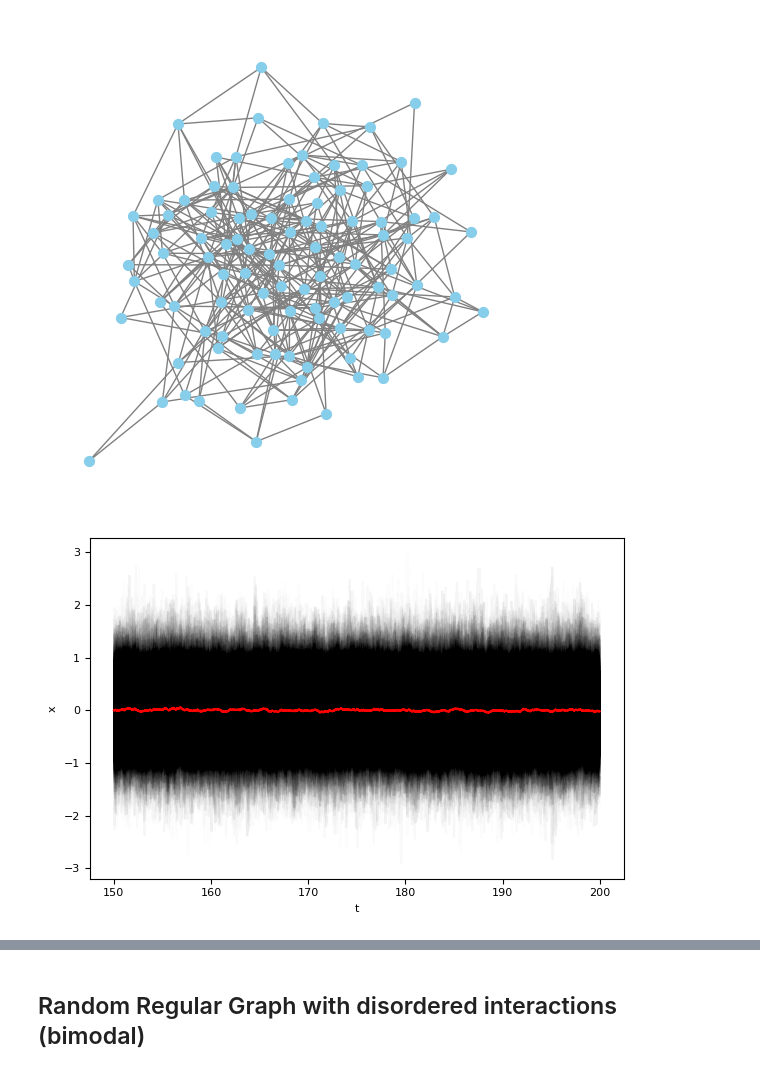
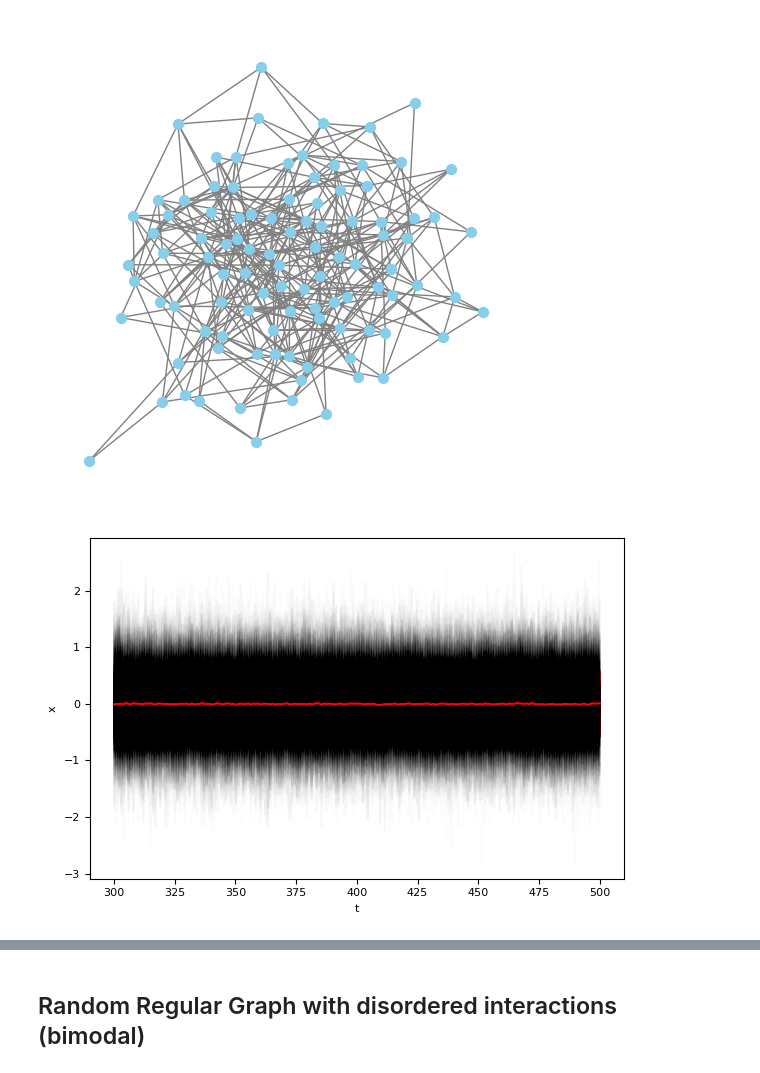
Before and after one commit to Mattiatarabolo/GaussianExpansionCavityMethod.jl, a Jupyter notebook: examples/linear_OrnteinUhlenbeck/test_equilibrium.ipynb, the cells around one changed output, grey strips where cells are left out. Saved outputs shown, nothing was run; the diff lists cells and outputs as text; code cells hidden in the pictures.

```diff
--- a/examples/linear_OrnteinUhlenbeck/test_equilibrium.ipynb
+++ b/examples/linear_OrnteinUhlenbeck/test_equilibrium.ipynb
@@ -247,7 +228,7 @@ tvec_G = collect(range(0, T_G*dt_G, length=T_G + 1))
 
 Ceq_analytic = zeros(T_G + 1)
 for (idx, t) in enumerate(tvec_G)
-    Ceq_analytic[idx], _ = analytic_Ceq_RRG(t, K, J, lam, D)
+    Ceq_analytic[idx] = analytic_Ceq_RRG(t, K, J, lam, D)
 end
 
 autocorr_traj, err_autocorr_traj, l_idx = compute_autocorr_TTI(traj_alls, teq_idx; lag_indices=lagidxs_mc)
@@ -271,5 +252,4 @@ ax.set_xlim(1e-2, 5e1)
 ax.grid(alpha=.5)
 
 plt.display(fig)
-fig.savefig("Ceq_RRG_Ferro_N-$(N)_K-$(K)_lam-$(lam)_D-$(D)_J-$(Int(J*K)).png", dpi=300, bbox_inches="tight")
 # %% [output]
@@ -469,35 +436,36 @@ x0_params = [x0_min, x0_max]
 
 ensemble_model = OUModelEnsemble(N, K, gen_J, J_params, lambdas, D, gen_x0, x0_params)
 
-dt_mc = 1e-3
-tmax = 200.0
-tsave_mc = collect(range(150, tmax; step=1e-2))
+teq1, teq2 = tmax - 30, 300.0
+dt_mc = 1e-2
+tmax = 500.0
+tsave_mc = collect(range(teq2, tmax; step=1e-2))
 T_mc = length(tsave_mc)
 
-nsim = 20
+nsim = 100
 
 # Sample ensemble
 tvals_alls, traj_alls = sample_ensemble_OU(ensemble_model, tmax, tsave_mc, nsim; rng=rng, showprogress=true, dt=dt_mc);
 # %%
-tvec_mc = collect(range(150, tmax; step=1e-2))
+tvec_mc = collect(range(teq2, tmax; length=200))
 tidxs_mc = [argmin(abs.(tsave_mc .- t)) for t in tvec_mc]
 
 fig, ax = plt.subplots(1, 1, figsize=(6, 4), tight_layout=true)
 
 # Plot all trajectories
 for isim in rand(rng, 1:nsim, 30)
     for i in rand(rng, 1:N, 50)
         ax.plot(tvec_mc, view(traj_alls[isim],i,tidxs_mc), color="k", alpha=0.01)
     end
 end
 # Plot mean and std
 mean_traj, std_traj = compute_meanstd(traj_alls; time_indices=tidxs_mc)
 ax.plot(tvec_mc, mean_traj, color="red")
 ax.fill_between(tvec_mc, mean_traj .- std_traj, mean_traj .+ std_traj, color="red", alpha=0.5)
 ax.set_ylabel("x")
 ax.set_xlabel("t")
 
 plt.display(fig)
 # %% [output]
-[figure, old version]
+[figure, new version]
 # %%
```
Also changed, not shown: parts of 51 cells of this notebook, 30 other files.
